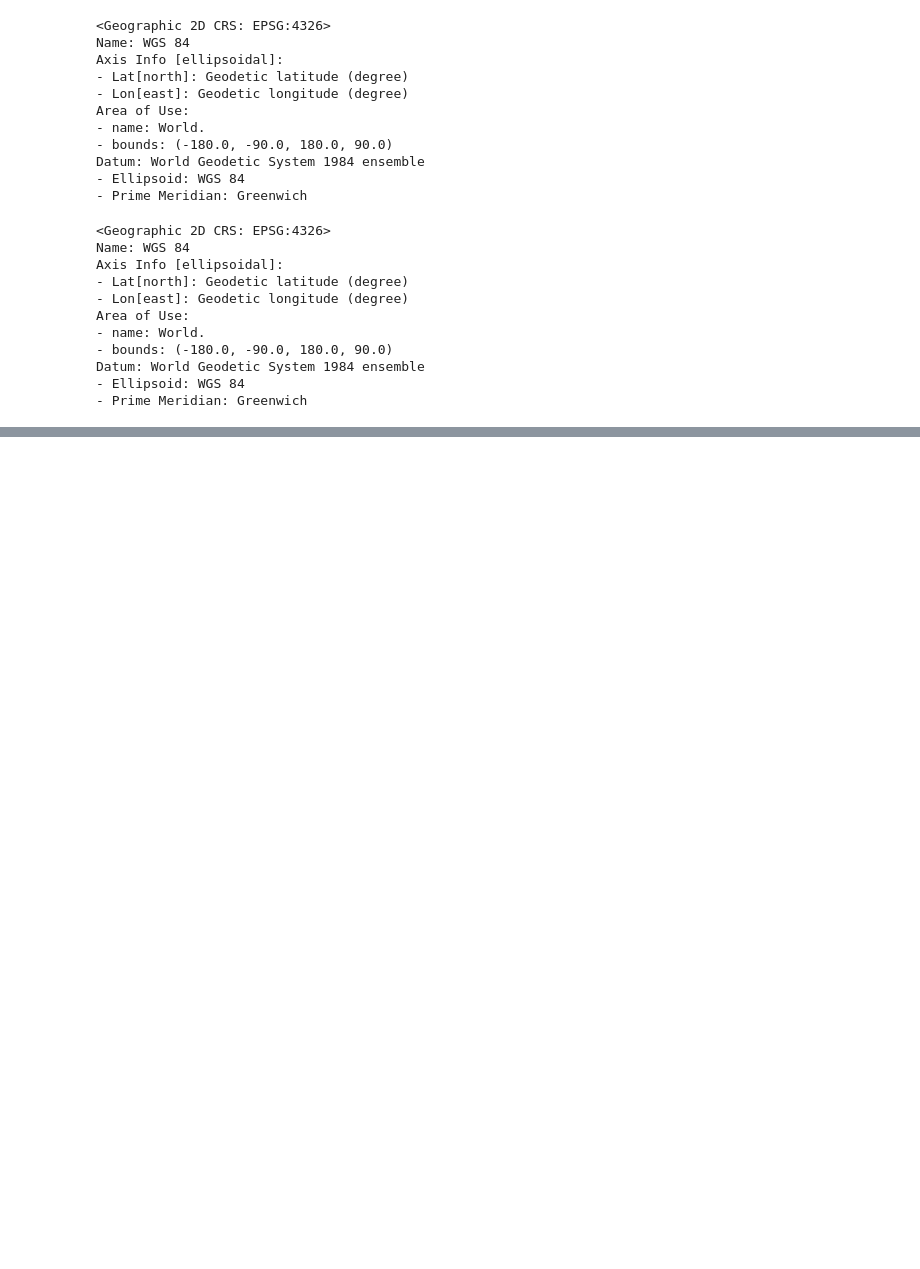
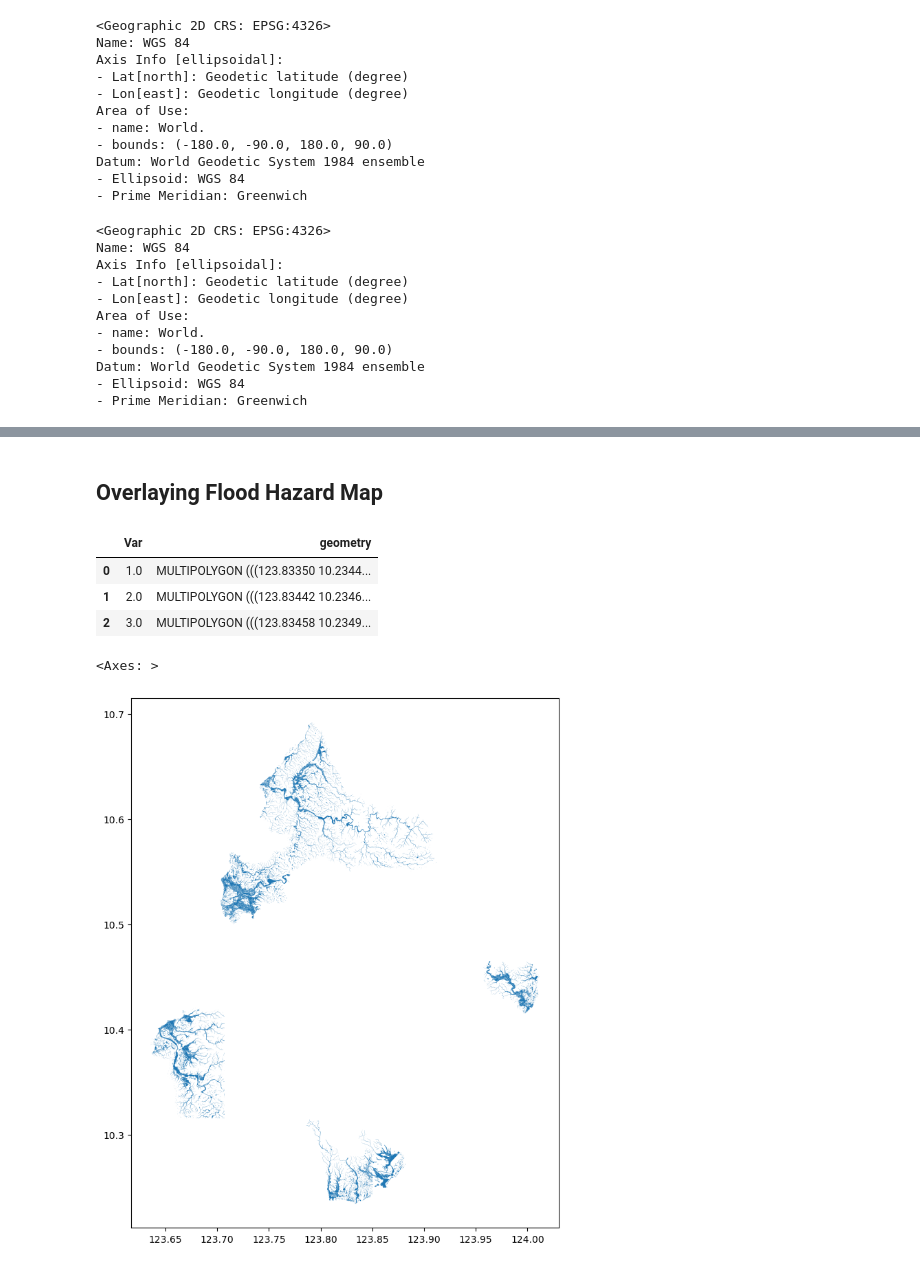
Before and after one commit to Nick-Miras/JeepneyRerouting, a Jupyter notebook: graph_test.ipynb, the cells around one changed output, grey strips where cells are left out. Cells and saved outputs as stored; diff of their text form; code cells hidden in the pictures; blank space fills up the shorter version.

Commit message:
add .gitignore, flooding data, flood hazard maps

```diff
--- a/graph_test.ipynb
+++ b/graph_test.ipynb
@@ -100,0 +107,2 @@ cx.add_basemap(ax=ax, url=cx.providers.CartoDB.Positron)
+# %% [markdown]
+## Overlaying Flood Hazard Map
@@ -100,0 +112,15 @@ cx.add_basemap(ax=ax, url=cx.providers.CartoDB.Positron)
+# %%
+# read flood hazard map
+flood_hazard_5yr = geopandas.read_file('noah_data/5yr/Cebu_Flood_5year.shp')
+# %%
+flood_hazard_5yr.head()
+# %% [output]
+|  | Var | geometry |
+| 0 | 1.0 | MULTIPOLYGON (((123.83350 10.2344... |
+| 1 | 2.0 | MULTIPOLYGON (((123.83442 10.2346... |
+| 2 | 3.0 | MULTIPOLYGON (((123.83458 10.2349... |
+# %%
+flood_hazard_5yr.plot(figsize=(10, 10))
+# %% [output]
+<Axes: >
+[figure, added]
```
Also changed, not shown: parts of 13 cells of this notebook, 24 other files.
